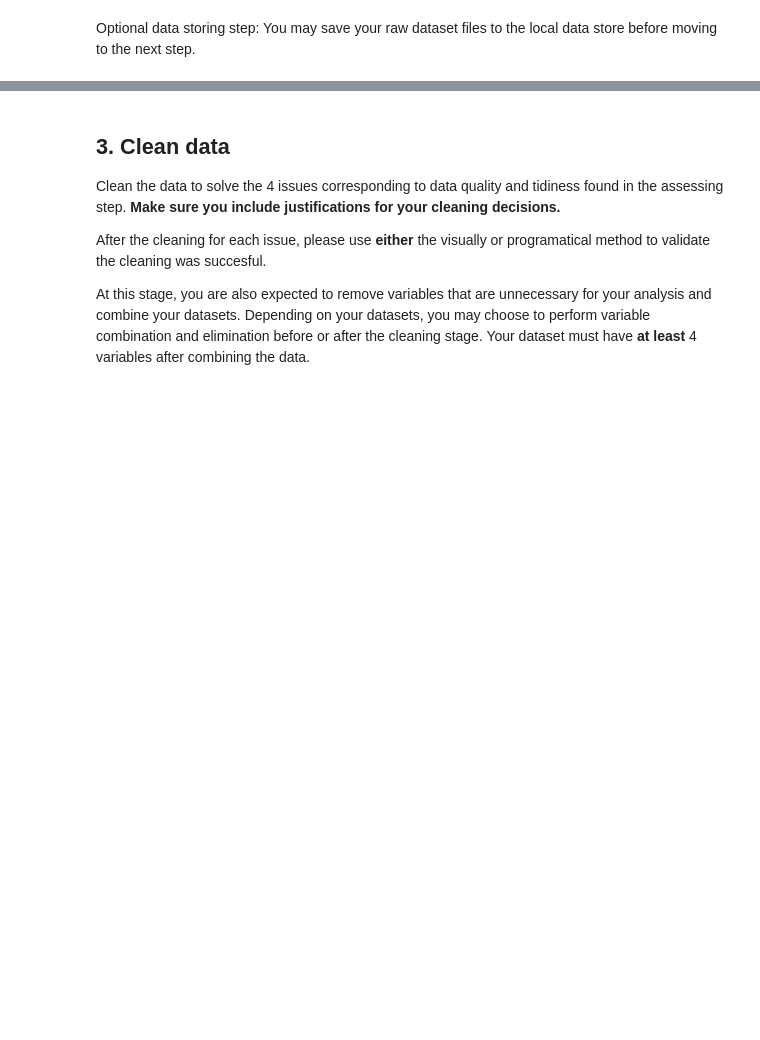
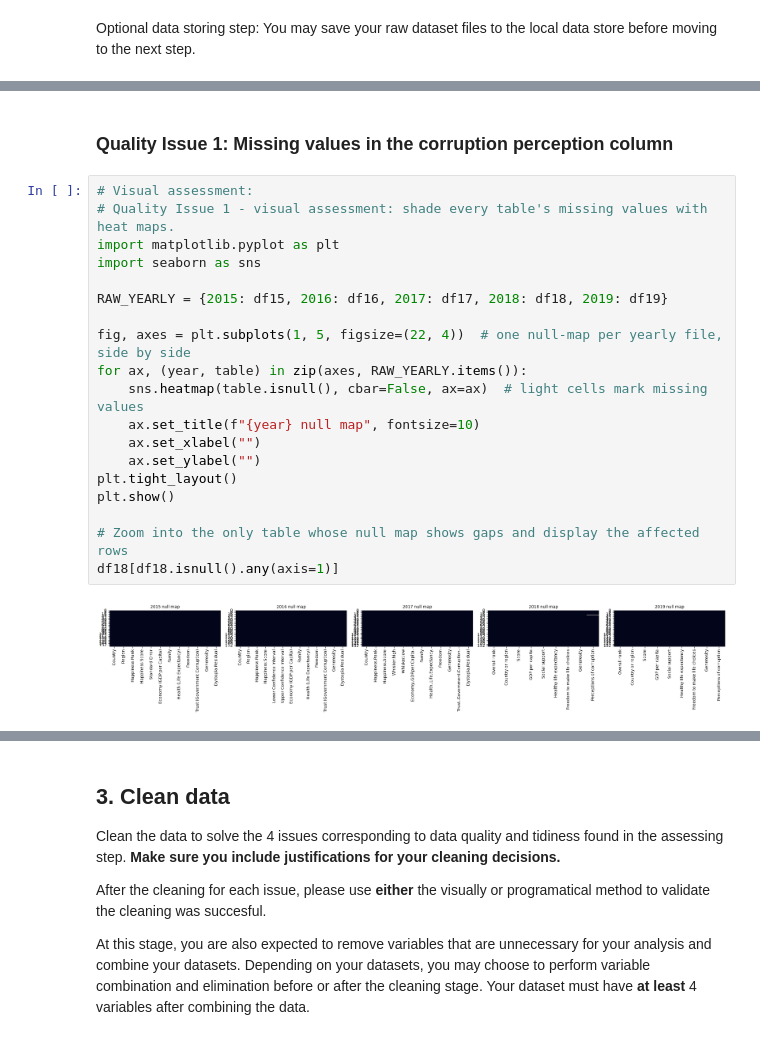
Before and after one commit to EduardoNicacio/Udacity_Data-Analyst_P3_Real_World_Data_Wrangling, a Jupyter notebook: data_wrangling_project_starter.ipynb, the cells around one changed output, grey strips where cells are left out. Saved outputs shown, nothing was run; the diff lists cells and outputs as text; blank space fills up the shorter version.

```diff
--- a/data_wrangling_project_starter.ipynb
+++ b/data_wrangling_project_starter.ipynb
@@ -104,0 +164,23 @@ Issue and justification: *FILL IN*
+# %% [markdown]
+### Quality Issue 1: Missing values in the corruption perception column
+# %%
+# Visual assessment:
+# Quality Issue 1 - visual assessment: shade every table's missing values with heat maps.
+import matplotlib.pyplot as plt
+import seaborn as sns
+
+RAW_YEARLY = {2015: df15, 2016: df16, 2017: df17, 2018: df18, 2019: df19}
+
+fig, axes = plt.subplots(1, 5, figsize=(22, 4))  # one null-map per yearly file, side by side
+for ax, (year, table) in zip(axes, RAW_YEARLY.items()):
+    sns.heatmap(table.isnull(), cbar=False, ax=ax)  # light cells mark missing values
+    ax.set_title(f"{year} null map", fontsize=10)
+    ax.set_xlabel("")
+    ax.set_ylabel("")
+plt.tight_layout()
+plt.show()
+
+# Zoom into the only table whose null map shows gaps and display the affected rows
+df18[df18.isnull().any(axis=1)]
+# %% [output]
+[figure, added]
```
Also changed, not shown: parts of 92 cells of this notebook, 9 other files.
